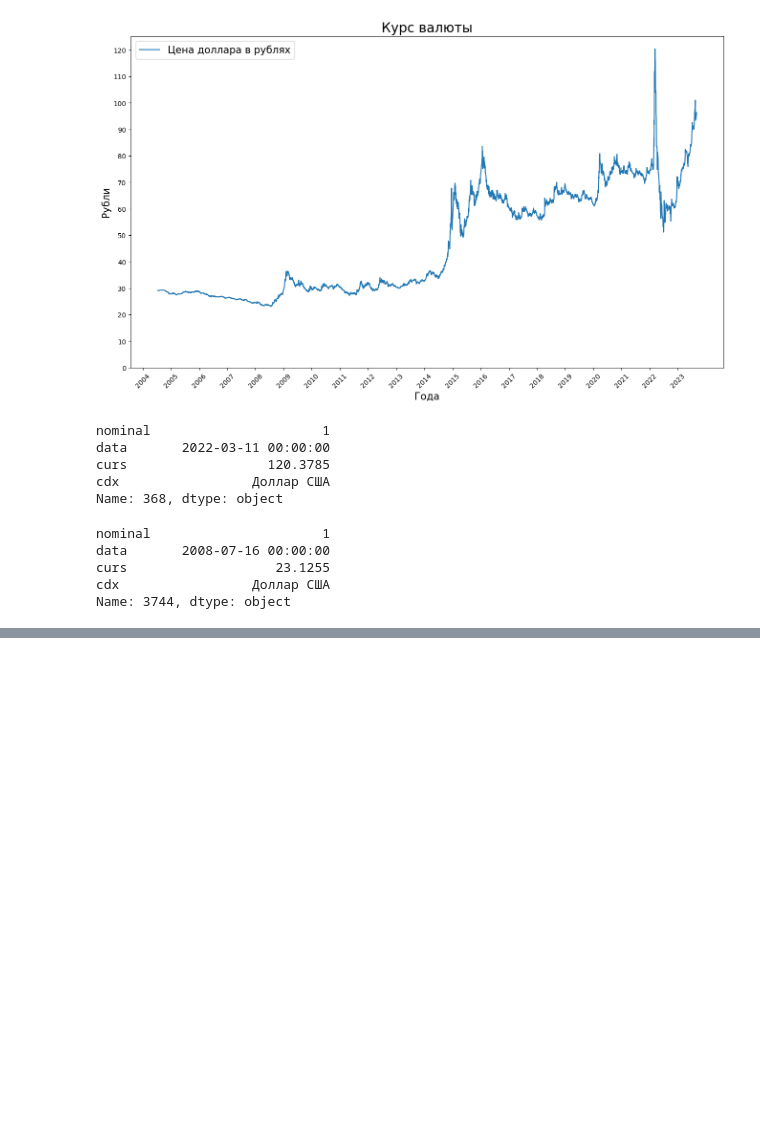
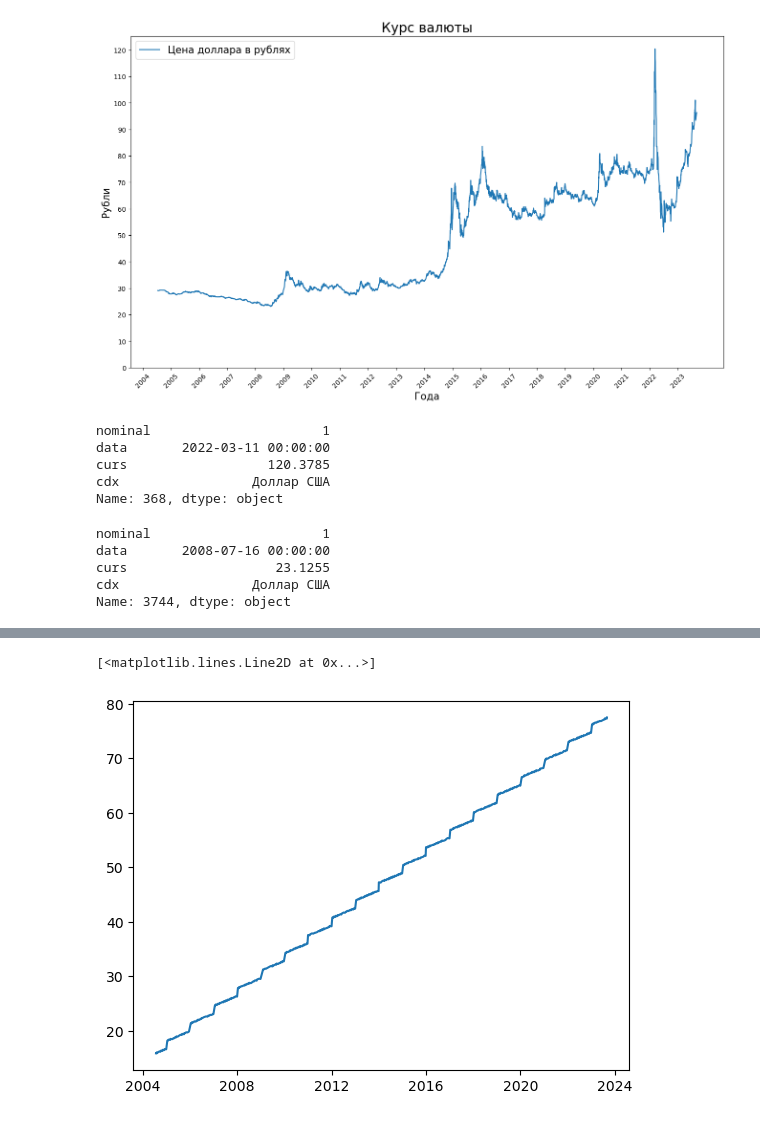
Before and after one commit to PatheticOTD/test_chamber_016, a Jupyter notebook: Untitled1.ipynb, the cells around one changed output, grey strips where cells are left out. Drawn from its saved outputs; the diff is of its cells as text; code cells hidden in the pictures; blank space fills up the shorter version.

```diff
--- a/Untitled1.ipynb
+++ b/Untitled1.ipynb
@@ -111,0 +170,11 @@ array([['9/2/2023', 0],
+# %%
+to_plot = pd.DataFrame( x_test.apply(lambda x: datetime(x.year, x.month, x.day), axis = 1), columns = ['dates'])
+# %%
+to_plot['predic'] = pred
+# %%
+to_plot = to_plot.sort_values(by = 'dates')
+# %%
+plt.plot(to_plot.dates, to_plot.predic)
+# %% [output]
+[<matplotlib.lines.Line2D at 0x...>]
+[figure, added]
```
Also changed, not shown: parts of 14 cells of this notebook.
